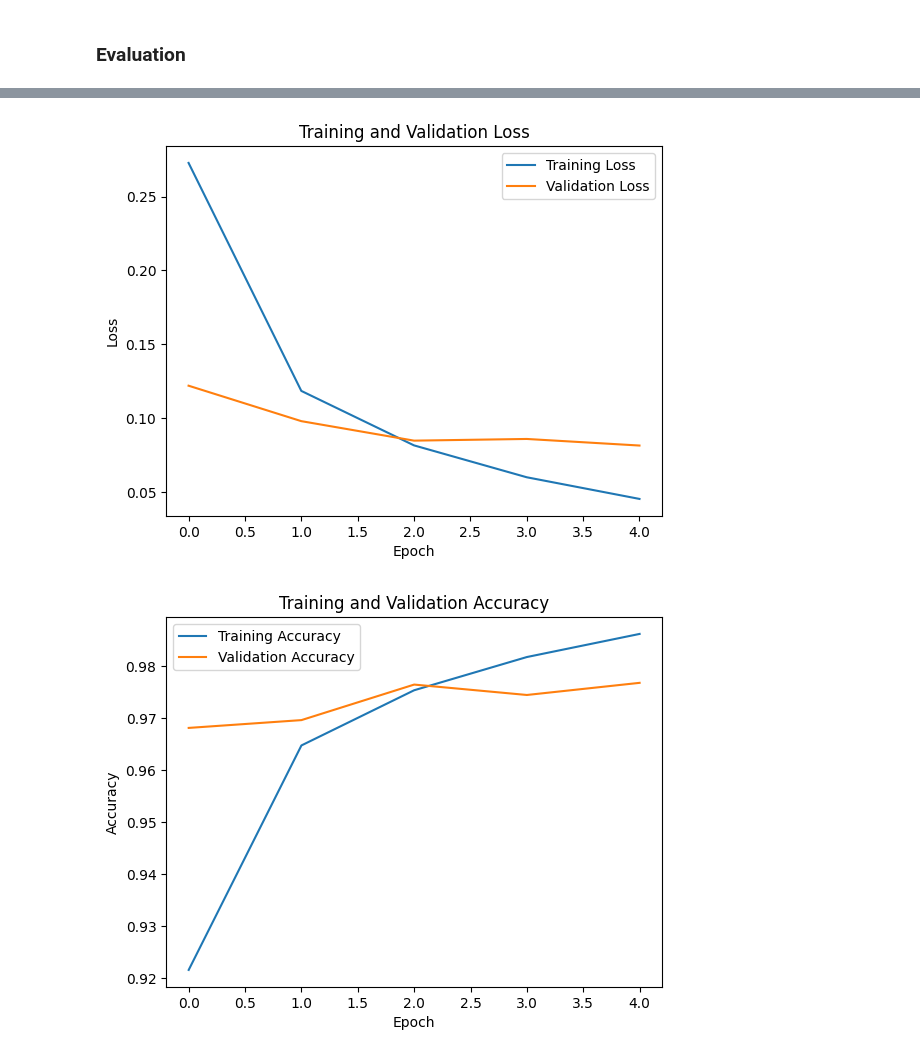
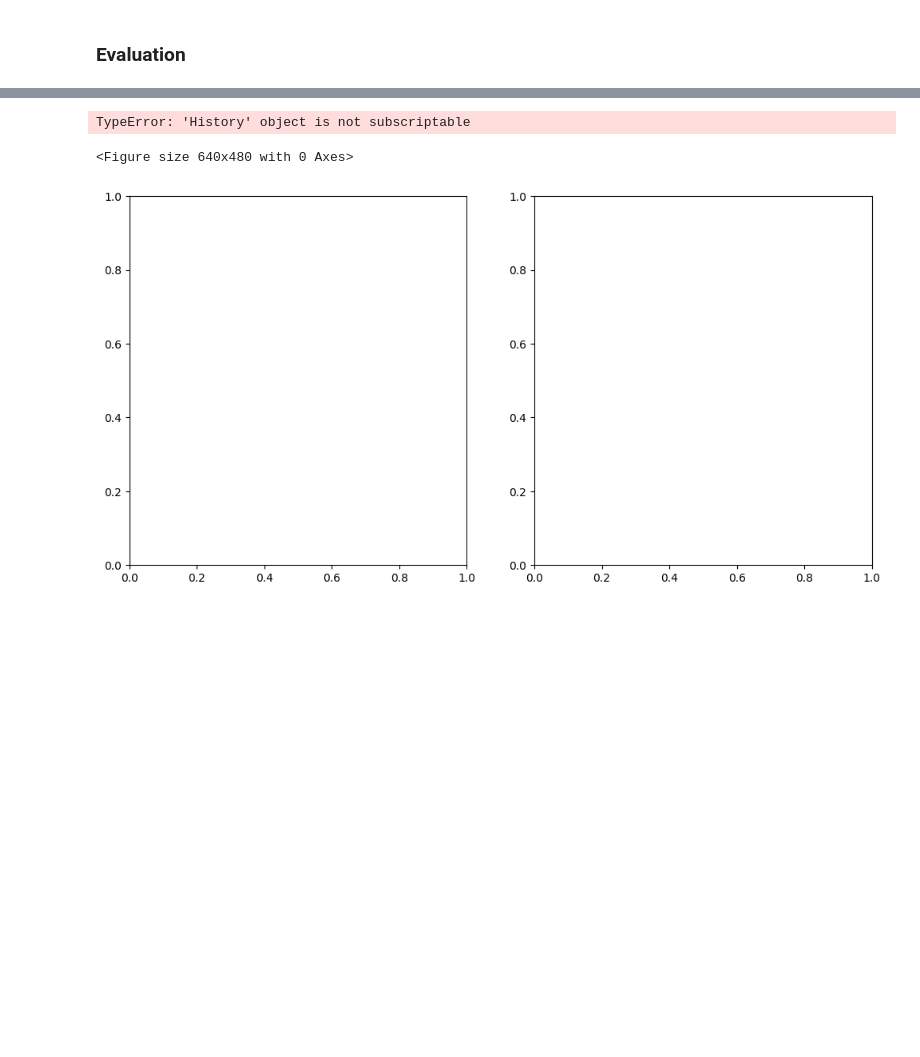
Before and after one commit to bodeby/mnist, a Jupyter notebook: model.ipynb, the cells around one changed output, grey strips where cells are left out. Cells and saved outputs as stored; diff of their text form; code cells hidden in the pictures; blank space fills up the shorter version.

```diff
--- a/model.ipynb
+++ b/model.ipynb
@@ -219,0 +336,18 @@ plt.show()
+# %%
+# Define the model architecture
+model_cnn = Sequential([
+    Conv2D(32, (3, 3), activation='relu', input_shape=(28, 28, 1)),
+    MaxPooling2D((2, 2)),
+    Conv2D(64, (3, 3), activation='relu'),
+    MaxPooling2D((2, 2)),
+    Flatten(),
+    Dense(128, activation='relu'),
+    Dense(10, activation='softmax')
+])
+# %%
+# Compile the model
+model_cnn.compile(
+    optimizer='adam',
+    loss='sparse_categorical_crossentropy',
+    metrics=['accuracy']
+)
@@ -219,0 +379,2 @@ plt.show()
+# %%
+model_cnn.fit(x_train, y_train, epochs=5, validation_split=0.1)
@@ -220,21 +398,24 @@ plt.show()
 # %%
+# Create subplots for loss and accuracy
+plt.tight_layout()
+fig, axs = plt.subplots(1, 2, figsize=(12, 6))
+
 # Plot training loss vs. validation loss
-plt.plot(history.history['loss'], label='Training Loss')
-plt.plot(history.history['val_loss'], label='Validation Loss')
-plt.xlabel('Epoch')
-plt.ylabel('Loss')
-plt.legend()
-plt.title('Training and Validation Loss')
-plt.show()
+axs[0].plot(model_cnn.history['loss'], label='Training Loss')
+axs[0].plot(model_cnn.history['val_loss'], label='Validation Loss')
+axs[0].set_xlabel('Epoch')
+axs[0].set_ylabel('Loss')
+axs[0].legend()
+axs[0].set_title('Training and Validation Loss')
 
 # Plot training accuracy vs. validation accuracy
-plt.plot(history.history['accuracy'], label='Training Accuracy')
-plt.plot(history.history['val_accuracy'], label='Validation Accuracy')
-plt.xlabel('Epoch')
-plt.ylabel('Accuracy')
-plt.legend()
-plt.title('Training and Validation Accuracy')
-plt.show()
+axs[1].plot(model_cnn.history['accuracy'], label='Training Accuracy')
+axs[1].plot(model_cnn.history['val_accuracy'], label='Validation Accuracy')
+axs[1].set_xlabel('Epoch')
+axs[1].set_ylabel('Accuracy')
+axs[1].legend()
+axs[1].set_title('Training and Validation Accuracy')
 # %% [output]
+TypeError: 'History' object is not subscriptable
+<Figure size 640x480 with 0 Axes>
-[figure, old version]
+[figure, new version]
-[figure, removed]
```
Also changed, not shown: parts of 43 cells of this notebook, 2 other files.
